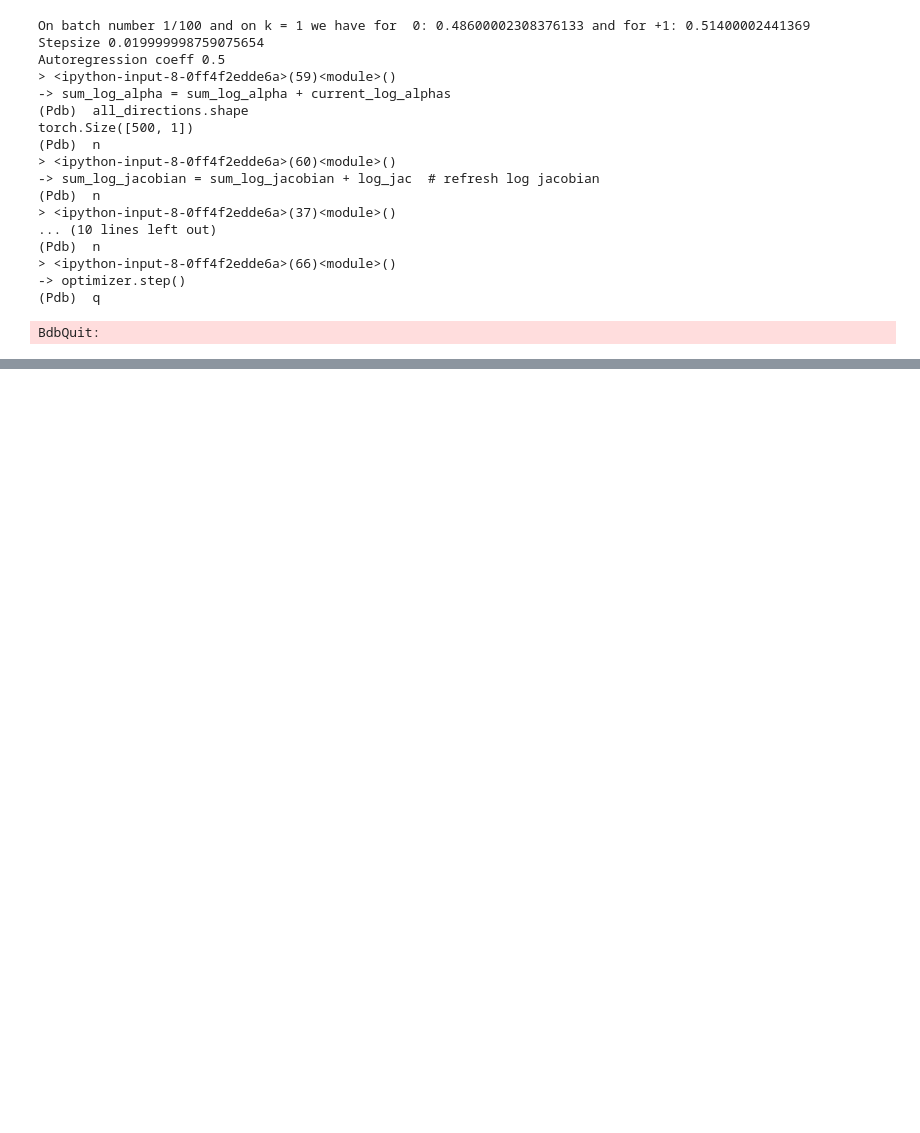
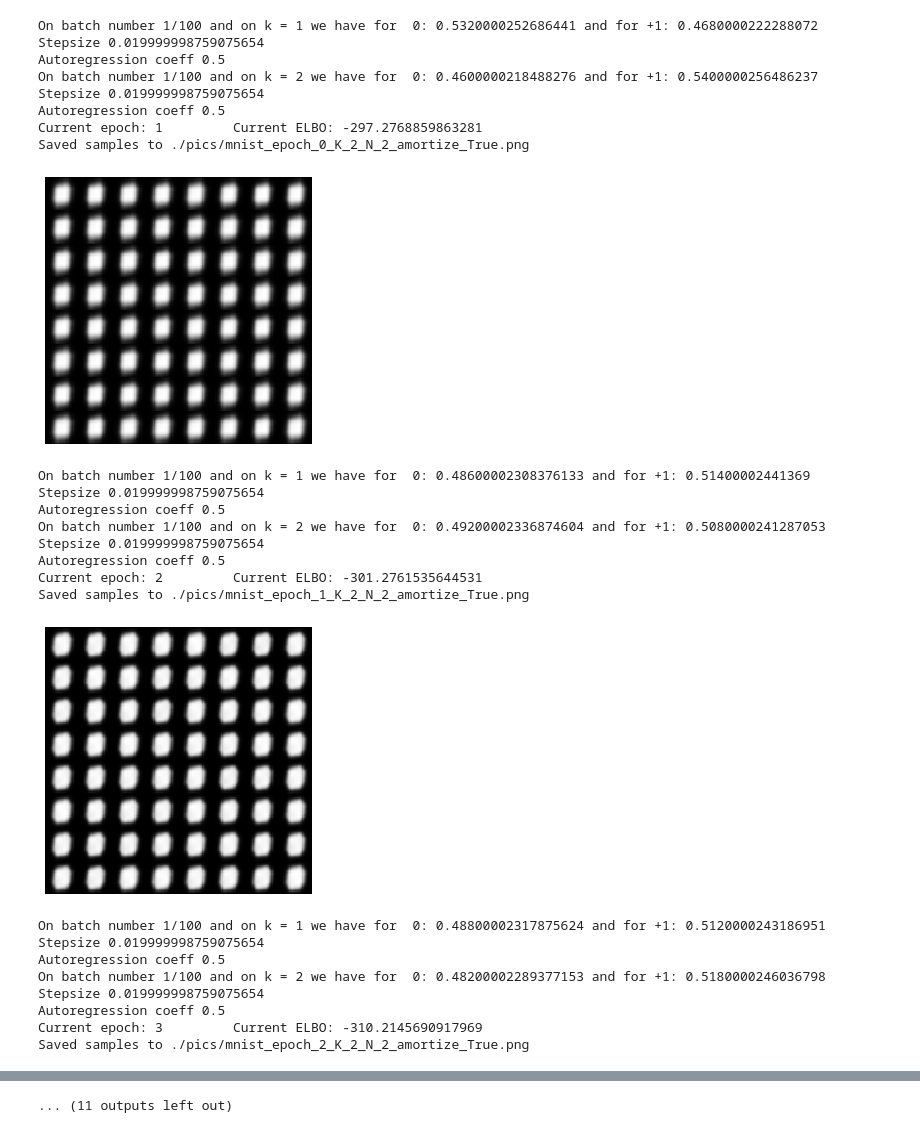
Before and after one commit to nkotelevskii/hmc, a Jupyter notebook: OUR_HMC_VAE.ipynb, the cells around one changed output, grey strips where cells are left out. Saved outputs shown, nothing was run; the diff lists cells and outputs as text; code cells hidden in the pictures; blank space fills up the shorter version.

```diff
--- a/OUR_HMC_VAE.ipynb
+++ b/OUR_HMC_VAE.ipynb
@@ -96,6 +96,8 @@ for ep in tqdm(range(args.num_epoches)): # cycle over epoches
         p = p_old
         if args.learnable_reverse:
             all_directions = torch.tensor([], device=args.device)
+        else:
+            all_directions = None
         for k in range(args.K):
             # sample alpha - transition probabilities
             if args.amortize:
@@ -106,46 +108,54 @@ for ep in tqdm(range(args.num_epoches)): # cycle over epoches
                                                                     p_old=p, k=cond_vectors[k], target_distr=target) # sample a_i -- directions
 
             if ep  % print_info_ == 0 and b_num % (100 * print_info_) == 0:
                 print('On batch number {}/{} and on k = {} we have for  0: {} and for +1: {}'.format(b_num + 1,
                                                                         dataset.train.shape[0] // args['train_batch_size'],
                                                                            k + 1,
                                                     (directions==0.).to(float).mean(),
                                                                     (directions==1.).to(float).mean()))
                 if args.amortize:
                     print('Stepsize {}'.format(np.exp(transitions.gamma.cpu().detach().item())))
                     print('Autoregression coeff {}'.format(torch.sigmoid(transitions.alpha_logit).cpu().detach().item()))
             if args.learnable_reverse:
                 all_directions = torch.cat([all_directions, directions.view(-1, 1)], dim=1)
             # Accumulate alphas
             sum_log_alpha = sum_log_alpha + current_log_alphas
             sum_log_jacobian = sum_log_jacobian + log_jac  # refresh log jacobian
 
         elbo_full, grad_elbo = compute_loss(z_new=z, p_new=p, u=u, p_old=p_old, x=batch_train, sum_log_alpha=sum_log_alpha,
                                             sum_log_jac=sum_log_jacobian, sum_log_sigma=sum_log_sigma, mu=mu, all_directions=all_directions)
     #     pdb.set_trace()
         (-grad_elbo).backward()
         optimizer.step()
         optimizer.zero_grad()
         # Bias squared
     if ep % print_info_ == 0:
         print('Current epoch:', (ep + 1), '\t', 'Current ELBO:', elbo_full.detach().mean().item())
         plot_digit_samples(samples=get_samples(target.decoder, random_code), args=args, epoch=ep)
 # %% [output]
-On batch number 1/100 and on k = 1 we have for  0: 0.48600002308376133 and for +1: 0.51400002441369
+On batch number 1/100 and on k = 1 we have for  0: 0.5320000252686441 and for +1: 0.4680000222288072
 Stepsize 0.019999998759075654
 Autoregression coeff 0.5
-> <ipython-input-8-0ff4f2edde6a>(59)<module>()
--> sum_log_alpha = sum_log_alpha + current_log_alphas
-(Pdb)  all_directions.shape
-torch.Size([500, 1])
-(Pdb)  n
-> <ipython-input-8-0ff4f2edde6a>(60)<module>()
--> sum_log_jacobian = sum_log_jacobian + log_jac  # refresh log jacobian
-(Pdb)  n
-> <ipython-input-8-0ff4f2edde6a>(37)<module>()
-... (10 lines left out)
-(Pdb)  n
-> <ipython-input-8-0ff4f2edde6a>(66)<module>()
--> optimizer.step()
-(Pdb)  q
+On batch number 1/100 and on k = 2 we have for  0: 0.4600000218488276 and for +1: 0.5400000256486237
+Stepsize 0.019999998759075654
+Autoregression coeff 0.5
+Current epoch: 1         Current ELBO: -297.2768859863281
+Saved samples to ./pics/mnist_epoch_0_K_2_N_2_amortize_True.png
+[figure, added]
-BdbQuit:
+On batch number 1/100 and on k = 1 we have for  0: 0.48600002308376133 and for +1: 0.51400002441369
+Stepsize 0.019999998759075654
+Autoregression coeff 0.5
+On batch number 1/100 and on k = 2 we have for  0: 0.49200002336874604 and for +1: 0.5080000241287053
+Stepsize 0.019999998759075654
+Autoregression coeff 0.5
+Current epoch: 2         Current ELBO: -301.2761535644531
+Saved samples to ./pics/mnist_epoch_1_K_2_N_2_amortize_True.png
+[figure, added]
+On batch number 1/100 and on k = 1 we have for  0: 0.48800002317875624 and for +1: 0.5120000243186951
+Stepsize 0.019999998759075654
+Autoregression coeff 0.5
+On batch number 1/100 and on k = 2 we have for  0: 0.48200002289377153 and for +1: 0.5180000246036798
+Stepsize 0.019999998759075654
+Autoregression coeff 0.5
+Current epoch: 3         Current ELBO: -310.2145690917969
+Saved samples to ./pics/mnist_epoch_2_K_2_N_2_amortize_True.png
@@ -152,3 +190,4 @@ BdbQuit:
+... (11 outputs left out)
 # %%
 print('a')
 # %%
```
Also changed, not shown: parts of 1 cell of this notebook, 2 other files.
